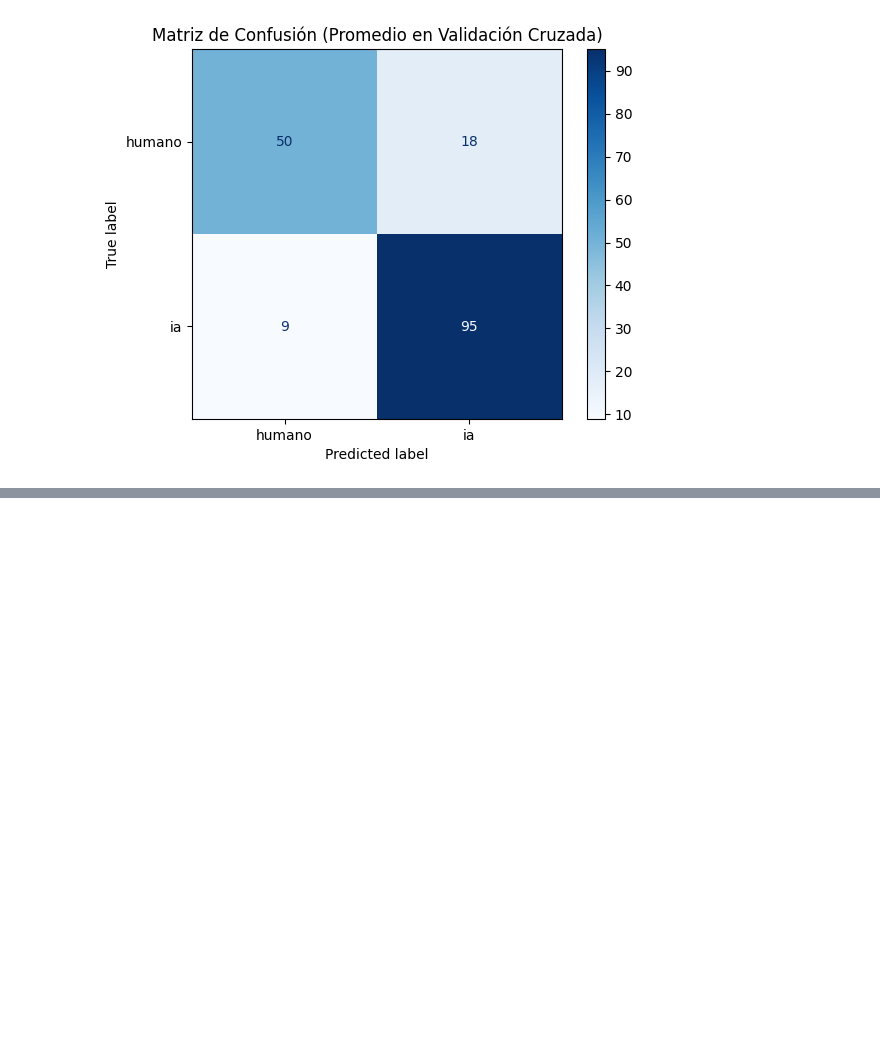
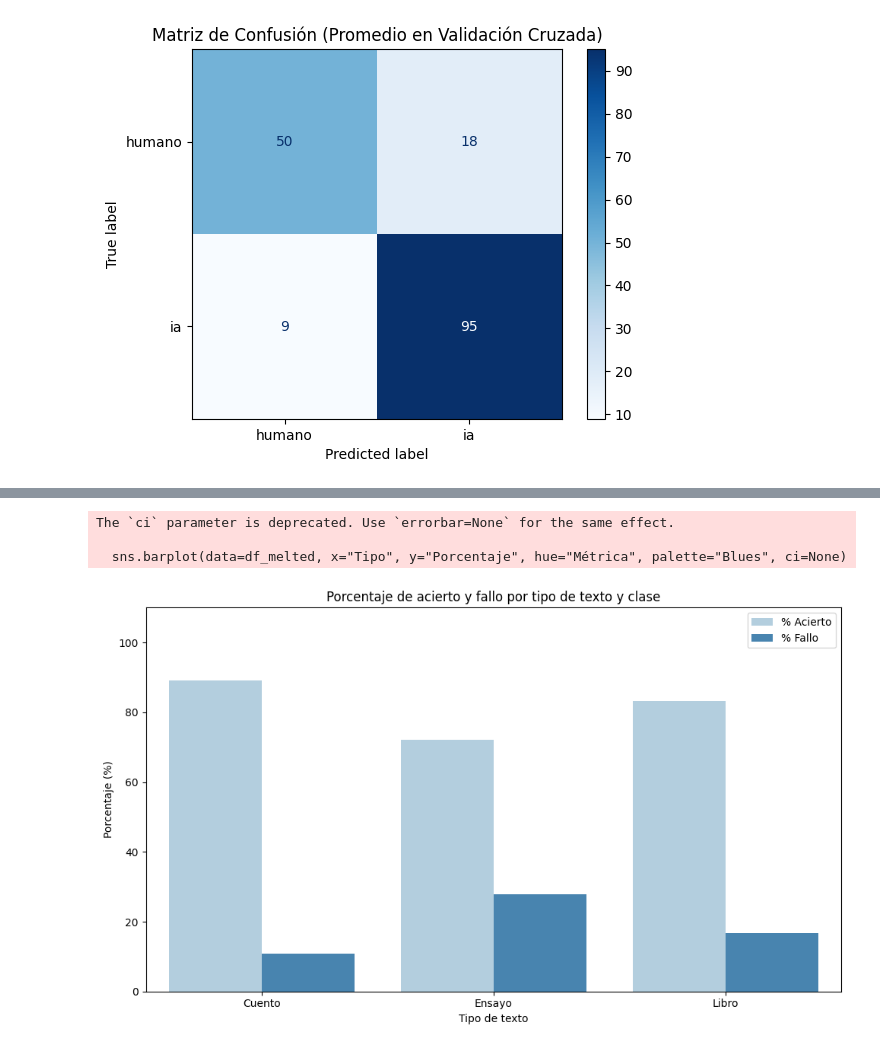
Before and after one commit to ddiazmo81/TFM, a Jupyter notebook: K-FOLD_CROSS_VALIDATION.ipynb, the cells around one changed output, grey strips where cells are left out. Cells and saved outputs as stored; diff of their text form; code cells hidden in the pictures; blank space fills up the shorter version.

```diff
--- a/K-FOLD_CROSS_VALIDATION.ipynb
+++ b/K-FOLD_CROSS_VALIDATION.ipynb
@@ -140,0 +474,40 @@ joblib.dump(best_model, 'modelo_random_forest_entrenado_k_fold.pkl')
+# %%
+import matplotlib.pyplot as plt
+import seaborn as sns
+import pandas as pd
+
+# Datos directamente de la tabla final
+data = {
+    "Clase": ["Humano", "Humano", "Humano", "IA", "IA", "IA"],
+    "Tipo": ["Cuento", "Ensayo", "Libro", "Cuento", "Ensayo", "Libro"],
+    "% Acierto": [88.89, 44.44, 81.25, 89.47, 100.0, 85.29],
+    "% Fallo": [11.11, 55.56, 18.75, 10.53, 0.0, 14.71]
+}
+
+df_plot = pd.DataFrame(data)
+
+# Convertir de wide a long format para gráfico con seaborn
+df_melted = df_plot.melt(id_vars=["Clase", "Tipo"], value_vars=["% Acierto", "% Fallo"],
+                         var_name="Métrica", value_name="Porcentaje")
+
+# Crear gráfico
+plt.figure(figsize=(10, 6))
+sns.barplot(data=df_melted, x="Tipo", y="Porcentaje", hue="Métrica", palette="Blues", ci=None)
+
+# Añadir detalles
+plt.title("Porcentaje de acierto y fallo por tipo de texto y clase")
+plt.ylabel("Porcentaje (%)")
+plt.xlabel("Tipo de texto")
+plt.ylim(0, 110)
+plt.legend(title="")
+
+# Opcional: mostrar por clase separada (puedes descomentar si prefieres dividir)
+# g = sns.catplot(..., col="Clase")
+
+plt.tight_layout()
+plt.show()
+# %% [output]
+The `ci` parameter is deprecated. Use `errorbar=None` for the same effect.
+
+  sns.barplot(data=df_melted, x="Tipo", y="Porcentaje", hue="Métrica", palette="Blues", ci=None)
+[figure, added]
```
Also changed, not shown: parts of 22 cells of this notebook.
